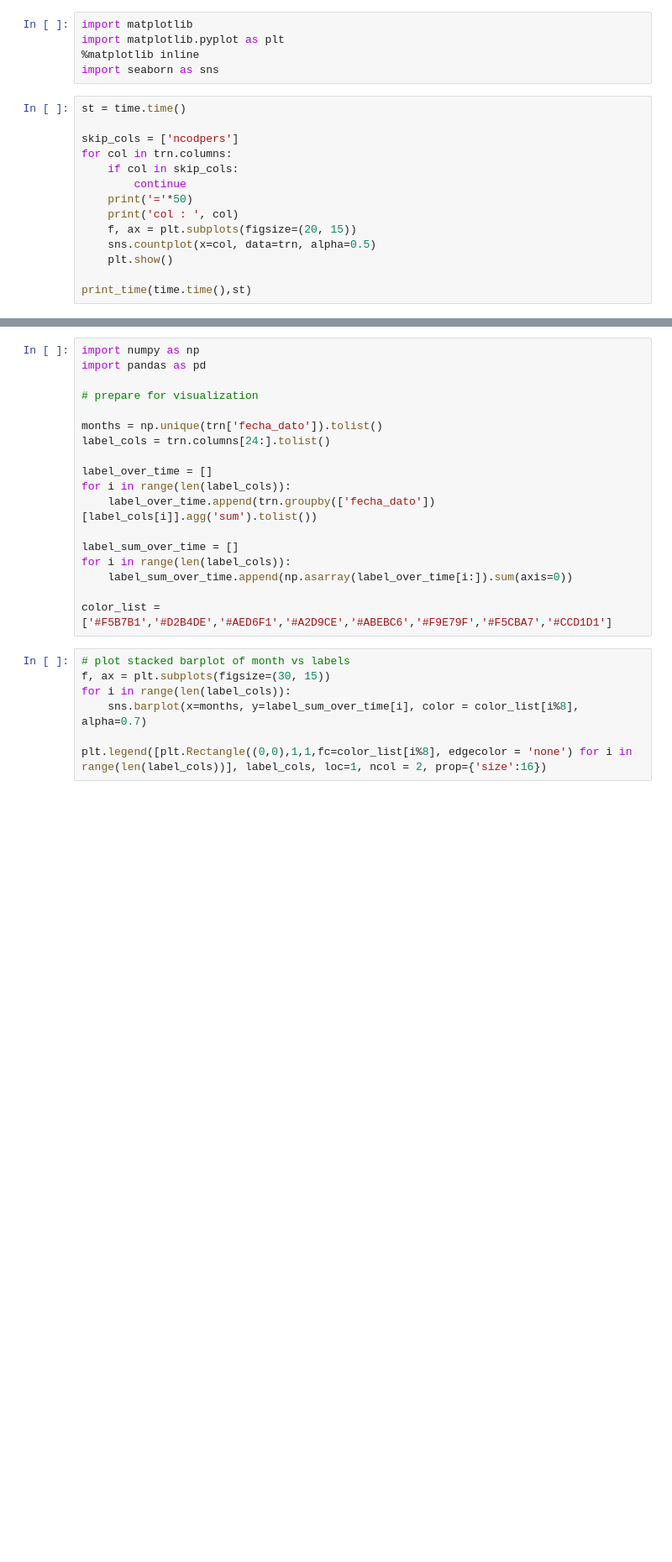
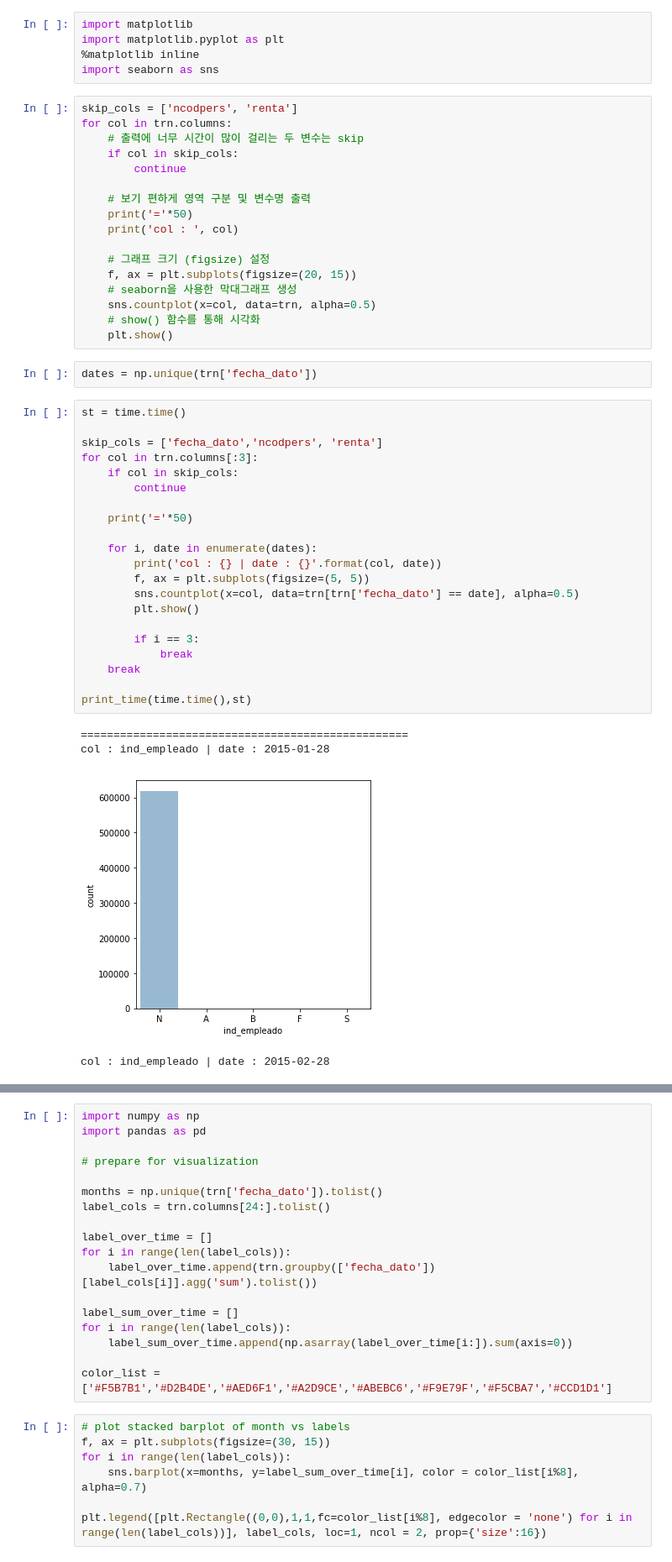
Before and after one commit to jsrimr/kaggle_santaner, a Jupyter notebook: kaggle_santander_product_recommendation/ipynb/01 Data.ipynb, the cells around one changed output, grey strips where cells are left out. Shown: that part at 84% size. Drawn from its saved outputs; the diff is of its cells as text; blank space fills up the shorter version.

```diff
--- a/kaggle_santander_product_recommendation/ipynb/01 Data.ipynb
+++ b/kaggle_santander_product_recommendation/ipynb/01 Data.ipynb
@@ -142,17 +60,48 @@ import matplotlib
 import matplotlib.pyplot as plt
 %matplotlib inline
 import seaborn as sns
+# %%
+skip_cols = ['ncodpers', 'renta']
+for col in trn.columns:
+    # 출력에 너무 시간이 많이 걸리는 두 변수는 skip
+    if col in skip_cols:
+        continue
+
+    # 보기 편하게 영역 구분 및 변수명 출력
+    print('='*50)
+    print('col : ', col)
+
+    # 그래프 크기 (figsize) 설정
+    f, ax = plt.subplots(figsize=(20, 15))
+    # seaborn을 사용한 막대그래프 생성
+    sns.countplot(x=col, data=trn, alpha=0.5)
+    # show() 함수를 통해 시각화
+    plt.show()
+# %%
+dates = np.unique(trn['fecha_dato'])
 # %%
 st = time.time()
 
-skip_cols = ['ncodpers']
-for col in trn.columns:
+skip_cols = ['fecha_dato','ncodpers', 'renta']
+for col in trn.columns[:3]:
     if col in skip_cols:
         continue
+
     print('='*50)
-    print('col : ', col)
-    f, ax = plt.subplots(figsize=(20, 15))
-    sns.countplot(x=col, data=trn, alpha=0.5)
-    plt.show()
+
+    for i, date in enumerate(dates):
+        print('col : {} | date : {}'.format(col, date))
+        f, ax = plt.subplots(figsize=(5, 5))
+        sns.countplot(x=col, data=trn[trn['fecha_dato'] == date], alpha=0.5)
+        plt.show()
+
+        if i == 3:
+            break
+    break
 
 print_time(time.time(),st)
+# %% [output]
+==================================================
+col : ind_empleado | date : 2015-01-28
+[figure, added]
+col : ind_empleado | date : 2015-02-28
```
Also changed, not shown: parts of 21 cells of this notebook.
